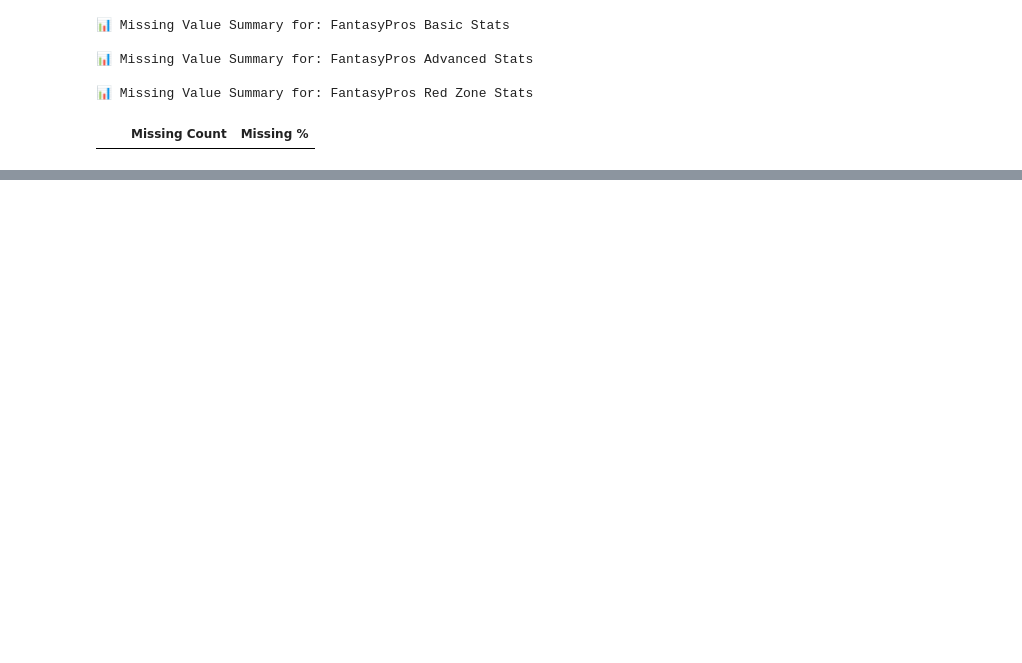
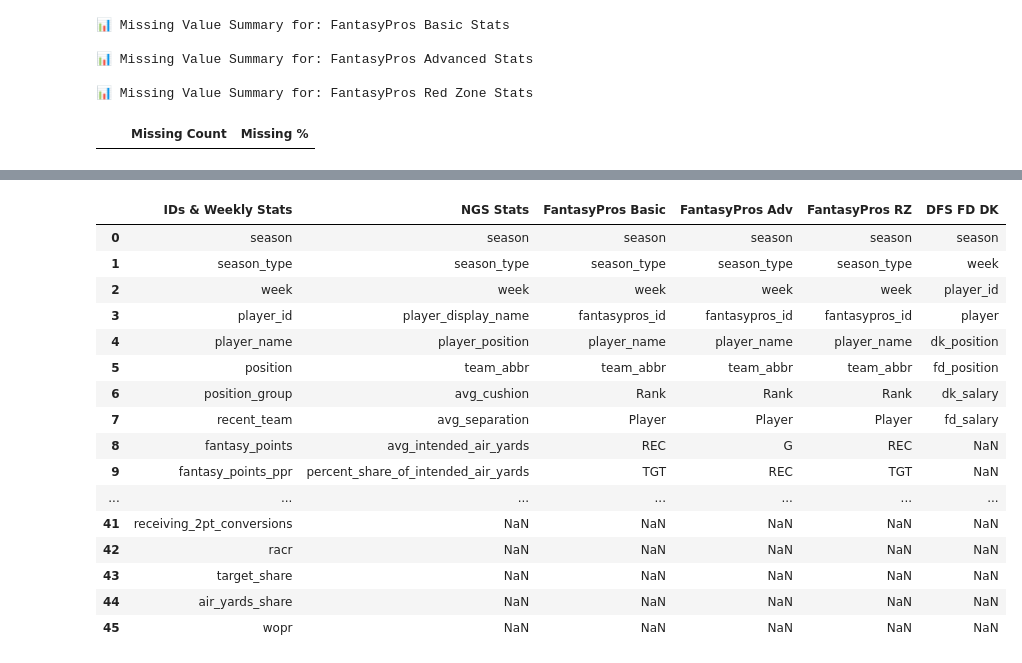
Before and after one commit to ARCtechmo/fanfav, a Jupyter notebook: wr_df_v2.ipynb, the cells around one changed output, grey strips where cells are left out. Cells and saved outputs as stored; diff of their text form; code cells hidden in the pictures; blank space fills up the shorter version.

```diff
--- a/wr_df_v2.ipynb
+++ b/wr_df_v2.ipynb
@@ -1241,9 +1096,8 @@ dfs_raw.head()  # Optional preview
 # Fanduel and Draft Kings player salary data for all positions (QB, RB, TE, WR, DST)
 # creates and combines the dataframes for years 2017 - present
 # performs data validation checks
-# output: none
 
-def process_single_year(filepath, year):
+def create_DFS_dataframe(filepath, year):
 
     # Step 1: Read and clean the headers
     dfs_raw = pd.read_excel(filepath, header=[0, 1])
@@ -1256,10 +1110,14 @@ def process_single_year(filepath, year):
         'week': 'game information week',
         'date': 'game information date',
         'player_id': 'game information player id',
+        'team': 'game information team',
+        'opponent': 'game information opponent',
         'dk_position': 'position draftkings',
         'fd_position': 'position fanduel',
         'dk_salary': 'salary for draftkings classic contests',
-        'fd_salary': 'salary for fanduel full roster contests'
+        'fd_salary': 'salary for fanduel full roster contests',
+        'dk_fpts': 'fantasy points scored draftkings',
+        'fd_fpts': 'fantasy points scored fanduel'
     }
 
     # Subset the dataframe using cleaned column names
@@ -1320,7 +1178,8 @@ def process_single_year(filepath, year):
     dfs_subset['fd_salary'] = dfs_subset['fd_salary'].astype(int)
     dfs_subset['week'] = dfs_subset['week'].astype(int)
 
-    dfs_subset = dfs_subset[['season', 'week', 'player_id', 'player', 'dk_position', 'fd_position', 'dk_salary', 'fd_salary']]
+    dfs_subset = dfs_subset[['season', 'week', 'player_id', 'player', 'dk_position', 'fd_position',
+                             'team', 'opponent', 'dk_salary', 'fd_salary', 'dk_fpts', 'fd_fpts']]
 
     unique_weeks = dfs_subset['week'].nunique()
     min_week = dfs_subset['week'].min()
@@ -1385,7 +1244,7 @@ else:
         year = file.split('-')[1]  # Extract year from filename
         file_years.append(int(year))
 
-        year_df, validation_info = process_single_year(file, year)
+        year_df, validation_info = create_DFS_dataframe(file, year)
 
         # ** csv file ***
         # Save per-year CSV
@@ -1472,0 +1359,38 @@ display(wr_fd_dk_salary_2017_current_df.head())
+# %%
+# List columns from each dataframe in memory
+ids_weekly_cols = wr_ids_weekly_stats_df.columns.tolist()
+ngs_cols = wr_ngs_df.columns.tolist()
+fp_basic_cols = wr_fp_basic_stats_df.columns.tolist()
+fp_adv_cols = wr_fp_advanced_stats_df.columns.tolist()
+fp_rz_cols = wr_fp_rz_stats_df.columns.tolist()
+dfs_fd_dk_cols = wr_fd_dk_salary_2017_current_df.columns.tolist()
+
+# Combine into a dataframe for side-by-side comparison
+comparison_df = pd.DataFrame({
+    "IDs & Weekly Stats": pd.Series(ids_weekly_cols),
+    "NGS Stats": pd.Series(ngs_cols),
+    "FantasyPros Basic": pd.Series(fp_basic_cols),
+    "FantasyPros Adv": pd.Series(fp_adv_cols),
+    "FantasyPros RZ": pd.Series(fp_rz_cols),
+    "DFS FD DK": pd.Series(dfs_fd_dk_cols)
+})
+
+comparison_df
+# %% [output]
+|  | IDs & Weekly Stats | NGS Stats | FantasyPros Basic | FantasyPros Adv | FantasyPros RZ | DFS FD DK |
+| 0 | season | season | season | season | season | season |
+| 1 | season_type | season_type | season_type | season_type | season_type | week |
+| 2 | week | week | week | week | week | player_id |
+| 3 | player_id | player_display_name | fantasypros_id | fantasypros_id | fantasypros_id | player |
+| 4 | player_name | player_position | player_name | player_name | player_name | dk_position |
+| 5 | position | team_abbr | team_abbr | team_abbr | team_abbr | fd_position |
+| 6 | position_group | avg_cushion | Rank | Rank | Rank | dk_salary |
+| 7 | recent_team | avg_separation | Player | Player | Player | fd_salary |
+| 8 | fantasy_points | avg_intended_air_yards | REC | G | REC | NaN |
+| 9 | fantasy_points_ppr | percent_share_of_intended_air_yards | TGT | REC | TGT | NaN |
+| ... | ... | ... | ... | ... | ... | ... |
+| 41 | receiving_2pt_conversions | NaN | NaN | NaN | NaN | NaN |
+| 42 | racr | NaN | NaN | NaN | NaN | NaN |
+| 43 | target_share | NaN | NaN | NaN | NaN | NaN |
+| 44 | air_yards_share | NaN | NaN | NaN | NaN | NaN |
+| 45 | wopr | NaN | NaN | NaN | NaN | NaN |
```
Also changed, not shown: parts of 30 cells of this notebook.
